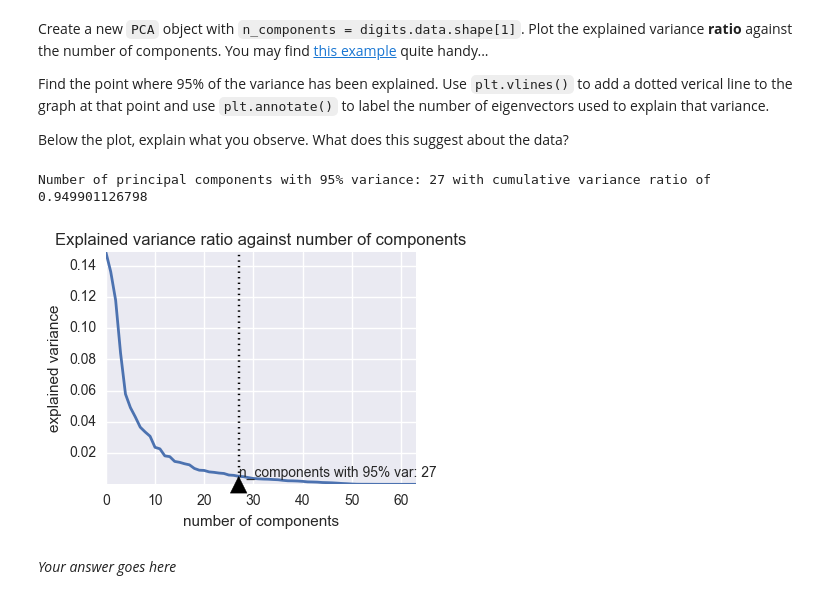
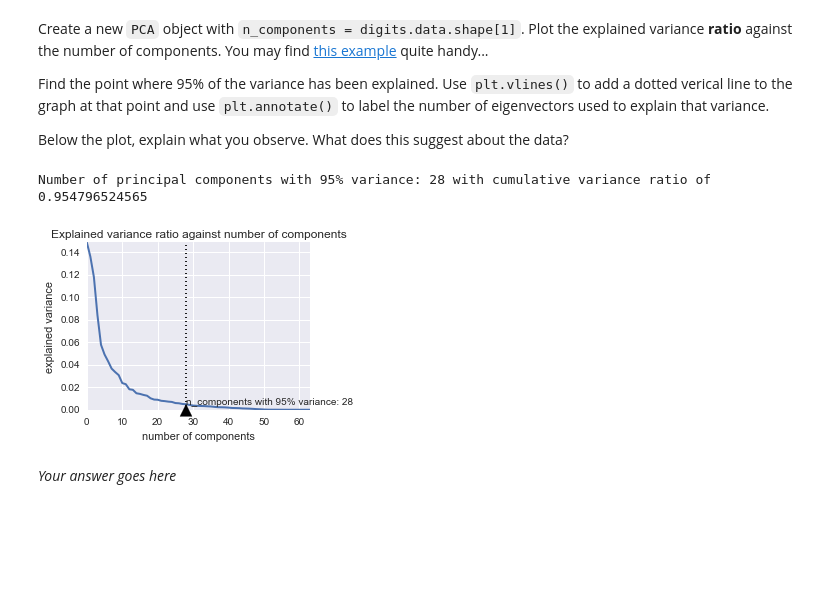
Before and after one commit to Dr-Alan-Turing/IAMachineLearning, a Jupyter notebook: 09_Assignment_4.ipynb, the cells around one changed output. Drawn from its saved outputs; the diff is of its cells as text; code cells hidden in the pictures; blank space fills up the shorter version.

```diff
--- a/09_Assignment_4.ipynb
+++ b/09_Assignment_4.ipynb
@@ -477,7 +477,7 @@ plt.scatter(centroids[:, 0], centroids[:, 1],
             marker='x', s=169, linewidths=2,
             color='w', zorder=10)
 
-labels=["cluster1","cluster2","cluster3","cluster4","cluster5"]
+labels = cats_2D
 for label, xi, yi in zip(labels, centroids[:, 0], centroids[:, 1]):
     plt.annotate(label, xy=(xi, yi), color='white', zorder=20, fontsize=12) # <- full marks 1/2
 
@@ -497,7 +497,7 @@ plt.show()
 # Prepare data
 y_pca = kmeans_pca.labels_
 target_names = cats_2D
-colors = ['turquoise', 'green', 'darkorange', 'purple', 'red']
+colors = ['turquoise', 'green', 'darkorange', 'purple', 'brown']
 # Plot PCA of categories
 plt.figure(figsize=(10,5))
 for color, i, target_name in zip(colors, [0, 1, 2, 3, 4], target_names):
@@ -652,32 +652,31 @@ Below the plot, explain what you observe. What does this suggest about the data?
 # %%
 # Plot explaind variance ratio against number of components
 # credit: http://scikit-learn.org/stable/auto_examples/plot_digits_pipe.html#sphx-glr-auto-examples-plot-digits-pipe-py
-pca = PCA(n_components=digits.data.shape[1])
-pca.fit(digits.data)
+pca = PCA(n_components=digits.data.shape[1]).fit(digits.data)
 plt.figure(1, figsize=(4, 3))
 plt.clf()
 plt.plot(pca.explained_variance_ratio_, linewidth=2)
 plt.axis("tight")
 plt.title("Explained variance ratio against number of components")
 plt.xlabel("number of components")
 plt.ylabel("explained variance")
 
 # Find point of 95% variance
 sum_variance_ratio = 0
 ncomp_w_95_variance = 0
 for i in range(0, len(pca.explained_variance_ratio_)):
-    if sum_variance_ratio + pca.explained_variance_ratio_[i] > 0.95:
-        break
-    ncomp_w_95_variance = i
-    sum_variance_ratio += pca.explained_variance_ratio_[i]
+    if sum_variance_ratio < 0.95:
+        ncomp_w_95_variance = i
+        sum_variance_ratio += pca.explained_variance_ratio_[i]
+    else: break
 print("Number of principal components with 95% variance: {0} with cumulative variance ratio of {1}".format(ncomp_w_95_variance, sum_variance_ratio))
 # Plot and annotate point
 plt.vlines(ncomp_w_95_variance, 0, 100, linestyle=':', label='n_components chosen')
-plt.annotate("n_components with 95% var: {0}".format(ncomp_w_95_variance), xy=(ncomp_w_95_variance, pca.explained_variance_ratio_[ncomp_w_95_variance]), arrowprops=dict(facecolor='black', shrink=0.05))
+plt.annotate("n_components with 95% variance: {0}".format(ncomp_w_95_variance), xy=(ncomp_w_95_variance, pca.explained_variance_ratio_[ncomp_w_95_variance]), arrowprops=dict(facecolor='black', shrink=0.05))
 plt.show()
 # %% [output]
-Number of principal components with 95% variance: 27 with cumulative variance ratio of 0.949901126798
+Number of principal components with 95% variance: 28 with cumulative variance ratio of 0.954796524565
-[figure, old version]
+[figure, new version]
 # %% [markdown]
 *Your answer goes here*
 # %% [markdown]
```
Also changed, not shown: parts of 10 cells of this notebook.
